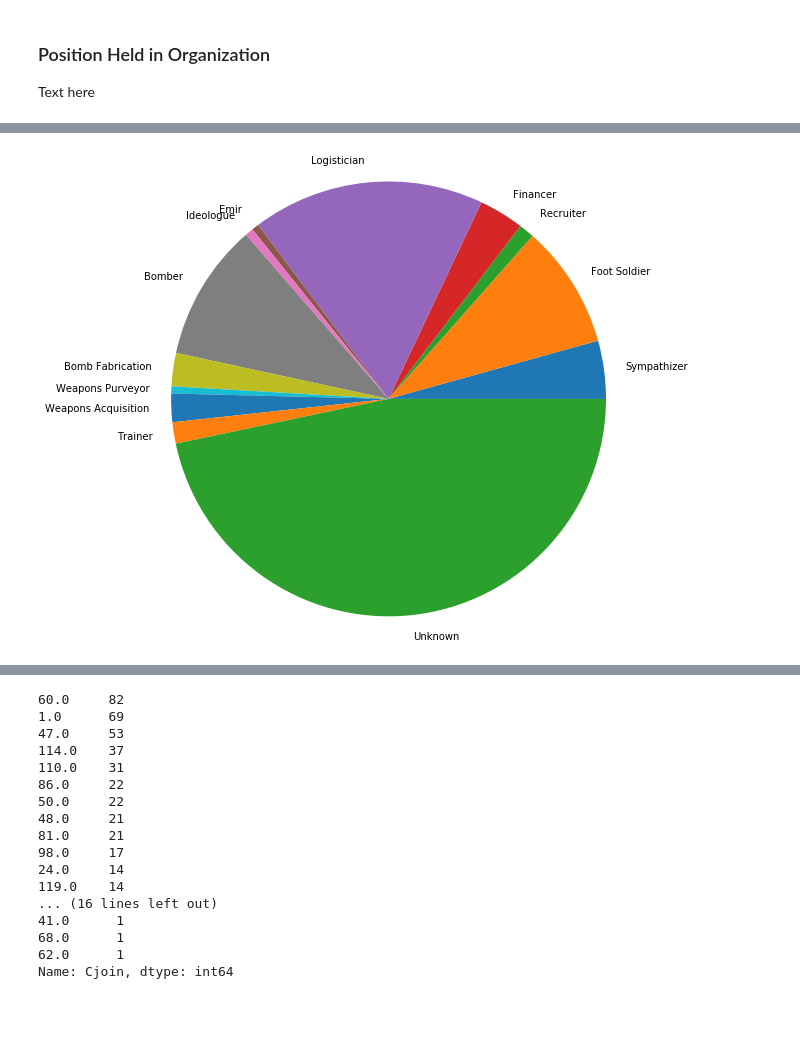
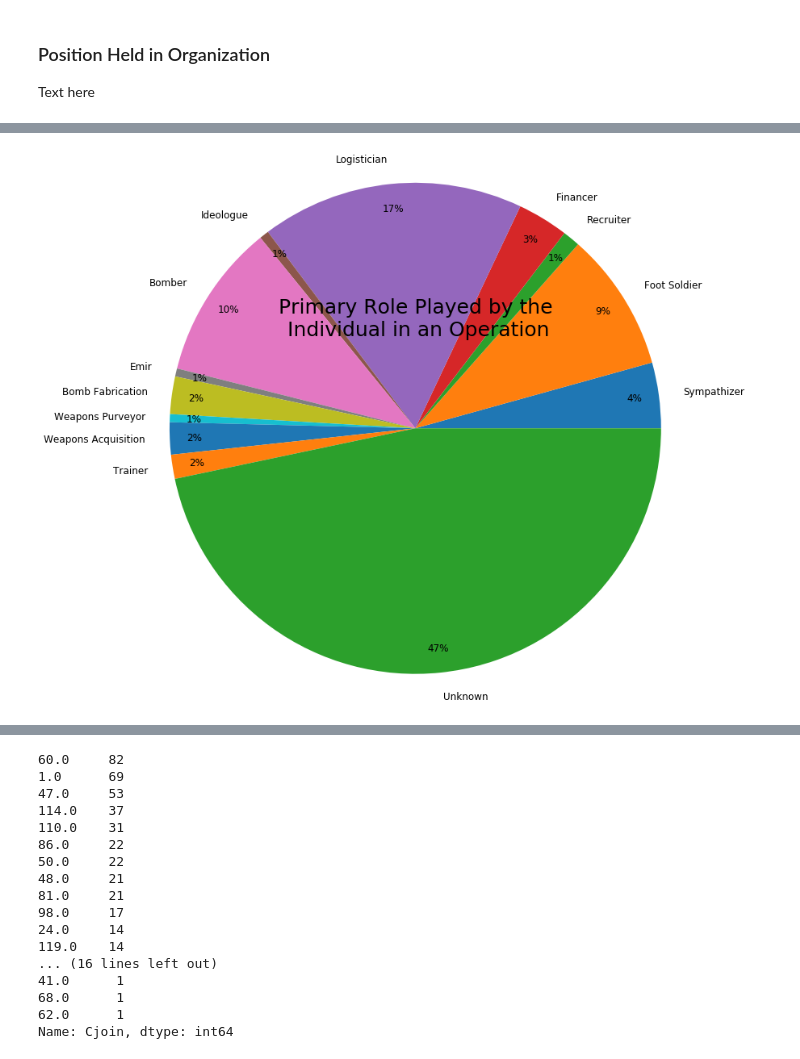
Before and after one commit to BlaHaws/Thinkful, a Jupyter notebook: Reports/AnalyticReport.ipynb, the cells around one changed output, grey strips where cells are left out. Cells and saved outputs as stored; diff of their text form; code cells hidden in the pictures; blank space fills up the shorter version.

```diff
--- a/Reports/AnalyticReport.ipynb
+++ b/Reports/AnalyticReport.ipynb
@@ -102,12 +105,12 @@ for item in df['Op1Role1'].dropna():
         count12 += 1
     elif item == 13:
         count13 += 1
-plt_roles = [count1, count2, count3, count4, count5, count6, count7, count8, count9, count10, count11, count12, count13]
+plt_roles = [count1, count2, count3, count4, count5, count7, count8, count6, count9, count10, count11, count12, count13]
 # %%
-plt_labels = ['Sympathizer', 'Foot Soldier', 'Recruiter', 'Financer', 'Logistician', 'Emir', 'Ideologue', 'Bomber',
+plt_labels = ['Sympathizer', 'Foot Soldier', 'Recruiter', 'Financer', 'Logistician', 'Ideologue', 'Bomber', 'Emir',
               'Bomb Fabrication', 'Weapons Purveyor', 'Weapons Acquisition', 'Trainer', 'Unknown']
+plt.pie(plt_roles, labels=plt_labels, radius=3.5, autopct='%.0f%%', pctdistance=.9, textprops={'size':12})
+plt.title("Primary Role Played by the\n Individual in an Operation", fontdict={'fontsize': 25})
+plt.show()
+# %% [output]
+[figure, added]
-# %%
-plt.pie(plt_roles, labels=plt_labels, radius=2.5)
-plt.show()
-# %% [output]
-[figure, removed]
```
Also changed, not shown: parts of 7 cells of this notebook.
